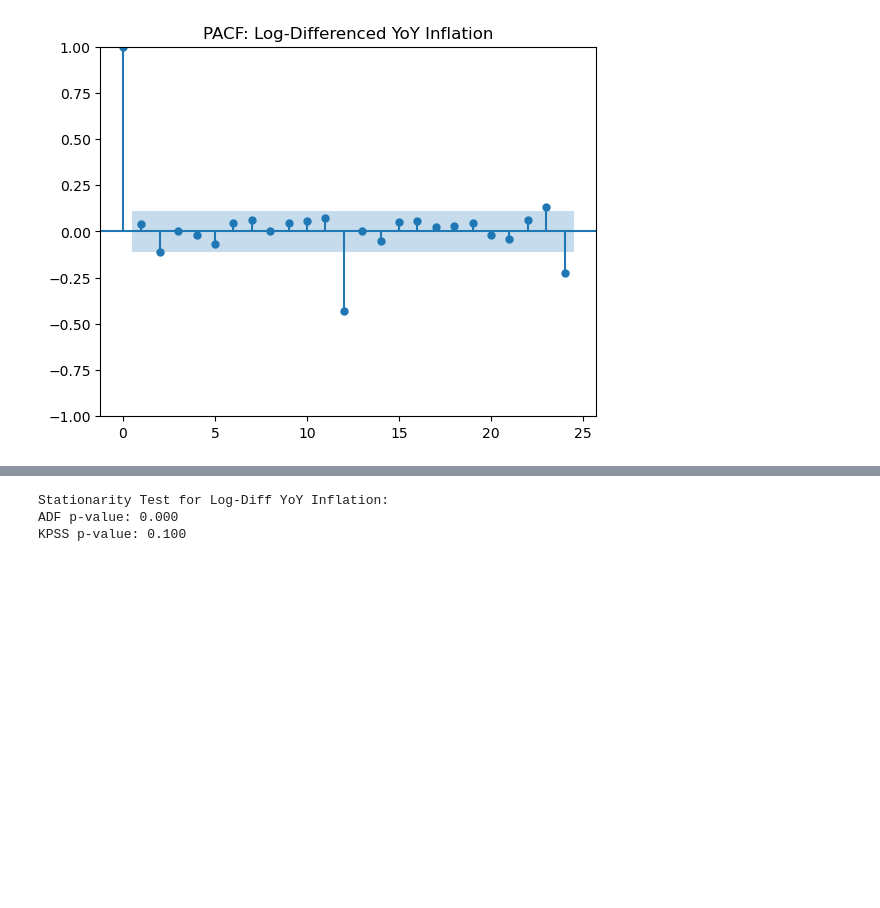
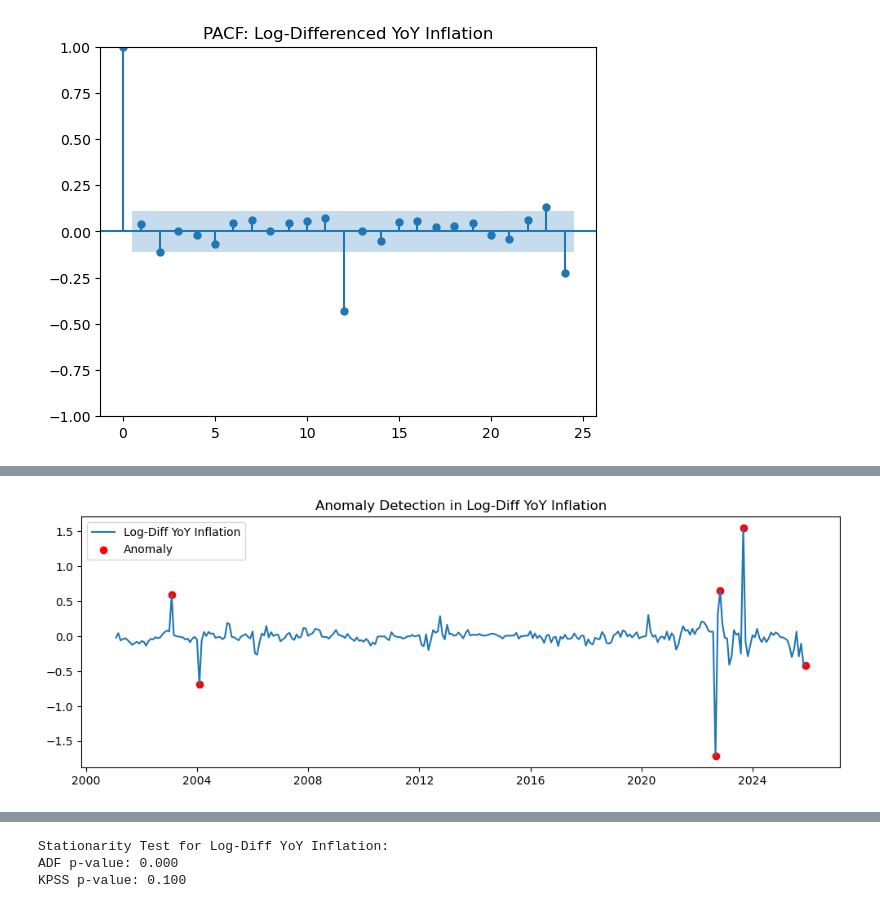
Before and after one commit to gyamerayeboah/GARCH-Ensemble, a Jupyter notebook: ForecastCPI.ipynb, the cells around one changed output, grey strips where cells are left out. Cells and saved outputs as stored; diff of their text form; code cells hidden in the pictures; blank space fills up the shorter version.

```diff
--- a/ForecastCPI.ipynb
+++ b/ForecastCPI.ipynb
@@ -130,3 +153,16 @@ plt.show()
+# %%
+from sklearn.ensemble import IsolationForest
+
+iso = IsolationForest(contamination=0.02, random_state=42)
+df['anomaly'] = iso.fit_predict(df[['Inflation_YoY_log_diff1']].fillna(0))
+plt.figure(figsize=(12,4))
+plt.plot(df['Date'], df['Inflation_YoY_log_diff1'], label='Log-Diff YoY Inflation')
+plt.scatter(df['Date'][df['anomaly']==-1], df['Inflation_YoY_log_diff1'][df['anomaly']==-1], color='red', label='Anomaly')
+plt.legend()
+plt.title('Anomaly Detection in Log-Diff YoY Inflation')
+plt.show()
+# %% [output]
+[figure, added]
 # %%
 # 3. Train-test split: Use 2023-01-01 as cutoff
 train = df[df["Date"] < "2023-01-01"]
```
Also changed, not shown: parts of 18 cells of this notebook.
